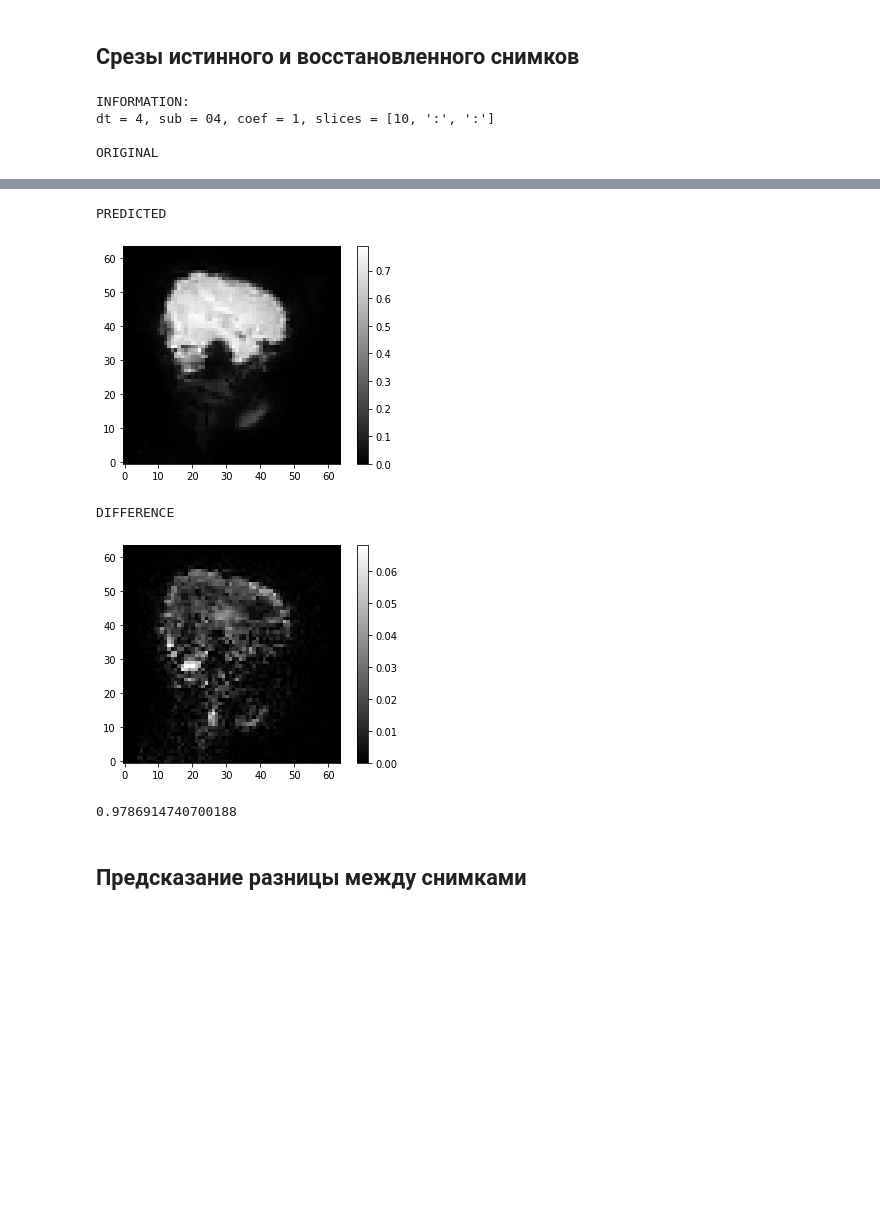
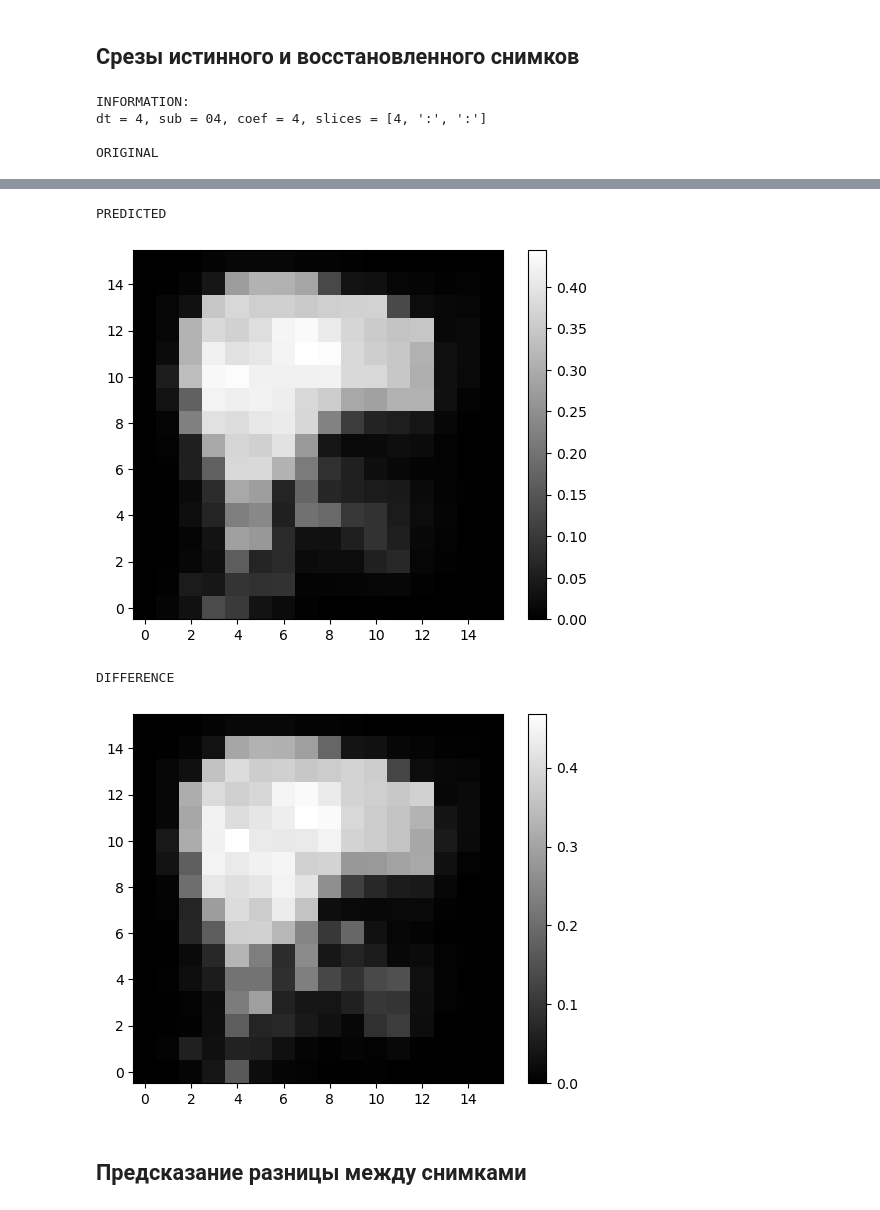
Before and after one commit to intsystems/2023-Project-112, a Jupyter notebook: code/main_experiment/main.ipynb, the cells around one changed output, grey strips where cells are left out. Saved outputs shown, nothing was run; the diff lists cells and outputs as text; code cells hidden in the pictures; blank space fills up the shorter version.

```diff
--- a/code/main_experiment/main.ipynb
+++ b/code/main_experiment/main.ipynb
@@ -95,13 +95,6 @@ def get_sub_tensor(nsub: str):
             continue
         else:
             return sub_tensor
-# %%
-sub_tensor = next(subs_to_tensors())
-X, Y, Z, N = sub_tensor.shape
-# X = 40
-# Y = 64
-# Z = 64
-# N = 641
 # %%
 def scans_to_tensors(nsub: str):
     sub_tensor = get_sub_tensor(nsub)
@@ -208,13 +200,10 @@ def sub_linear_prediction(dt=5, sub='04', compression=True, coef=8, train_size=0
 
     return output
 # %%
-def get_model_result(dt=4, sub='04', compression=True, coef=4, train_size=0.7):
-    output_name = f"output-{dt}-{sub}"
-
-    if compression:
-        output_name = output_name + f"-{coef}"
-    output_name = output_name + ".npy"
-
+def get_model_result(dt=4, sub='04', coef=8, alpha=0):
+    output_name = f"output-{dt}-{sub}-{coef}"
+    if (alpha > 0):
+        output_name = output_name + f"-reg-{alpha}.npy"
     folder_path = os.path.join(os.path.dirname(os.path.dirname(os.getcwd())), "src", 'subs', f"sub-{sub}")
     output_name = os.path.join(folder_path, output_name)
 
@@ -222,13 +211,14 @@ def get_model_result(dt=4, sub='04', compression=True, coef=4, train_size=0.7):
         os.makedirs(folder_path)
 
     if not os.path.exists(output_name):
-        output = sub_linear_prediction(dt, sub, compression, coef, train_size)
+        output = sub_linear_prediction(dt, sub, coef, alpha)
     else:
         output = np.load(output_name, allow_pickle=True)
+
     return output
 # %%
 %%time
-output = get_model_result(dt=4, sub='04', compression=True, coef=8, train_size=0.7)
+output = get_model_result(dt=4, sub='04', coef=8, alpha=100)
 MSE_train, MSE_test, Y_test, Y_test_predicted, d1, d2, d3 = output
 print(f"MSE_train = {MSE_train:.2f}, MSE_test = {MSE_test:.2f}")
 # %% [output]
@@ -240,7 +230,6 @@ Wall time: 996 µs
 # %%
 t = [0.5, 1, 1.5, 2, 2.5, 3, 3.5, 4, 4.5, 5, 5.5, 6]
 mse_matrix = []
-deviation_matrix = []
 
 for sub in subs_with_fmri:
     mse = []
@@ -253,10 +242,8 @@ for sub in subs_with_fmri:
         mse.append(MSE_test)
 
     mse_matrix.append(mse)
-    deviation_matrix.append(deviation)
 
 mse_matrix = np.array(mse_matrix)
-deviation_matrix = np.array(deviation_matrix)
 # %%
 mse_means = np.array([vector.mean() for vector in mse_matrix.T])
 mse_stds = np.array([vector.std() for vector in mse_matrix.T])
@@ -368,16 +346,16 @@ def get_scan_slices(dt, alpha, sub, compression, coef, scan_number=0, dim=0, sli
     plt.show()
 # %%
 get_scan_slices(
+        delta=False,
         dt=4,
-        alpha = 1000,
         sub='04',
-        compression=True,
-        coef=1,
+        coef=4,
+        alpha=1e5,
         scan_number=180,
         dim=0,
-        slice_number=10)
+        slice_number=4)
 # %% [output]
 INFORMATION:
-dt = 4, sub = 04, coef = 1, slices = [10, ':', ':']
+dt = 4, sub = 04, coef = 4, slices = [4, ':', ':']
 
 ORIGINAL
@@ -385,14 +363,7 @@ ORIGINAL
 PREDICTED
-[figure, old version]
+[figure, new version]
 DIFFERENCE
-[figure, old version]
+[figure, new version]
-# %%
-
-r2 = 1/Y_test.shape[1] * sum(list([r2_score(Y_test.T[i], Y_test_predicted.T[i]) for i in range(Y_test.shape[1])]))
-
-print(r2)
-# %% [output]
-0.9786914740700188
 # %% [markdown]
 ## Предсказание разницы между снимками
 # %%
```
Also changed, not shown: parts of 20 cells of this notebook, 20 other files.
